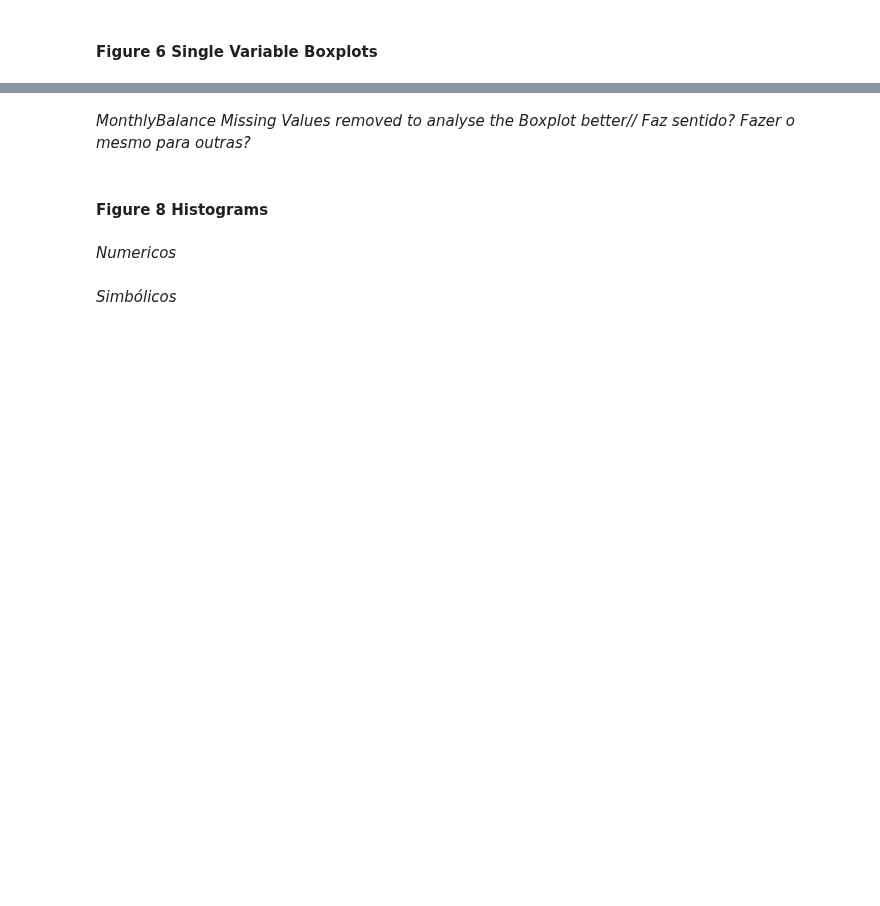
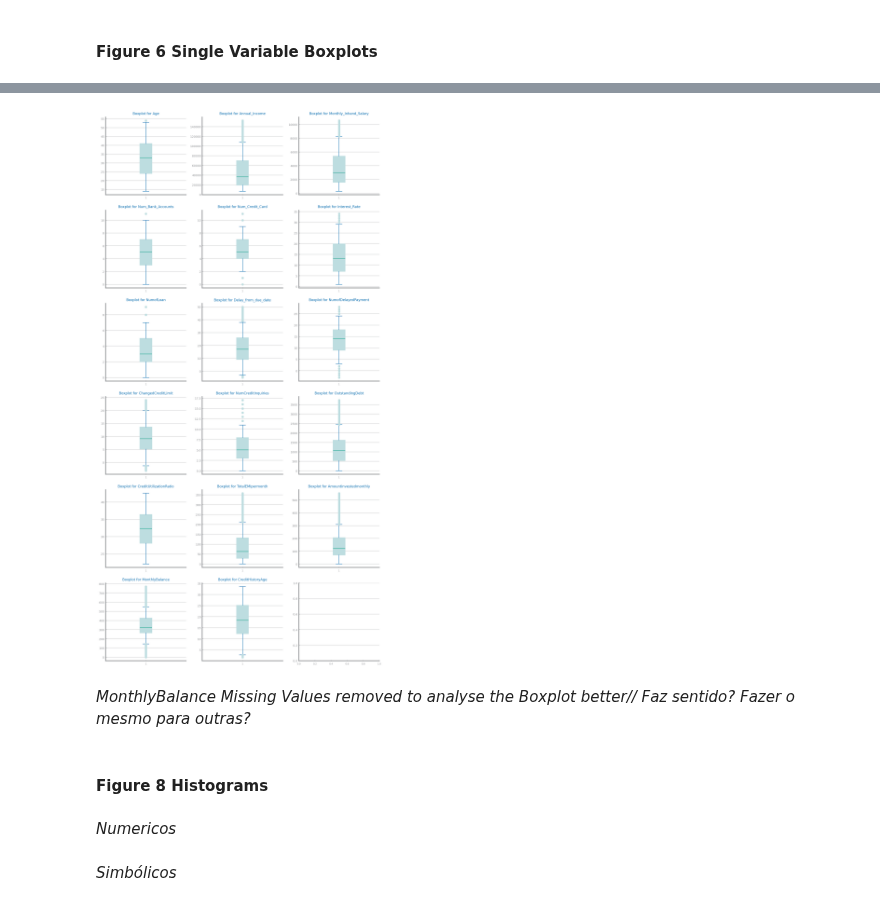
Before and after one commit to franciscoAbreuTecnico/Data-Science-IST, a Jupyter notebook: dataset_services/francisco.ipynb, the cells around one changed output, grey strips where cells are left out. Cells and saved outputs as stored; diff of their text form; code cells hidden in the pictures; blank space fills up the shorter version.

Commit message:
Outliers mais ou menos fixe.

```diff
--- a/dataset_services/francisco.ipynb
+++ b/dataset_services/francisco.ipynb
@@ -282,3 +275,45 @@ else:
+# %%
+from numpy import ndarray
+from matplotlib.figure import Figure
+from matplotlib.pyplot import savefig, show, subplots
+from dslabs_functions import define_grid, HEIGHT
+import pandas as pd
+
+## para cada variavel ou um geral???
+
+iqr_factor = 1.5
+num_std_dev = 2
+
+if numeric:
+    rows, cols = define_grid(len(numeric))
+    fig, axs = subplots(rows, cols, figsize=(cols * HEIGHT, rows * HEIGHT), squeeze=False)
+
+    i, j = 0, 0
+    for column in numeric:
+        Q1 = df[column].quantile(0.25)
+        Q3 = df[column].quantile(0.75)
+        IQR = Q3 - Q1
+        mean = df[column].mean()
+        std = df[column].std()
+
+        filtered = df[column].dropna()
+        filtered = filtered[~((filtered < (Q1 - iqr_factor * IQR)) | (filtered > (Q3 + iqr_factor * IQR)))]
+        filtered = filtered[(filtered > (mean - num_std_dev * std)) & (filtered < (mean + num_std_dev * std))]
+
+        axs[i, j].set_title(f"Boxplot for {column}")
+        axs[i, j].boxplot(filtered.values)
+
+        j += 1
+        if j == cols:
+            i += 1
+            j = 0
+
+    savefig("images/dim_dist/fig_10_outliers_study_boxplots.png")
+    show()
+else:
+    print("There are no numeric columns.")
+# %% [output]
+[figure, added]
 # %% [markdown]
 *MonthlyBalance Missing Values removed to analyse the Boxplot better// Faz sentido? Fazer o mesmo para outras?*
 # %% [markdown]
```
Also changed, not shown: parts of 13 cells of this notebook, 5 other files.
